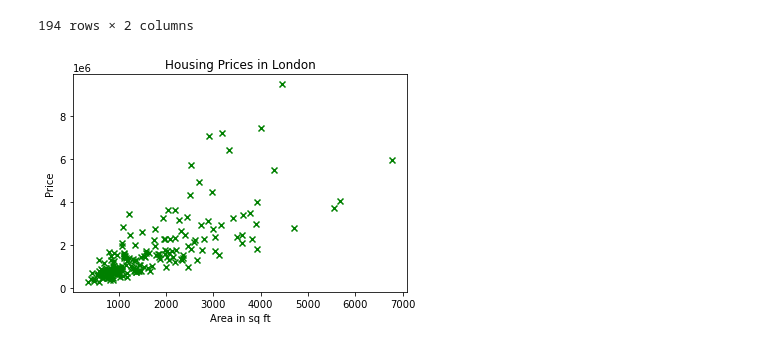
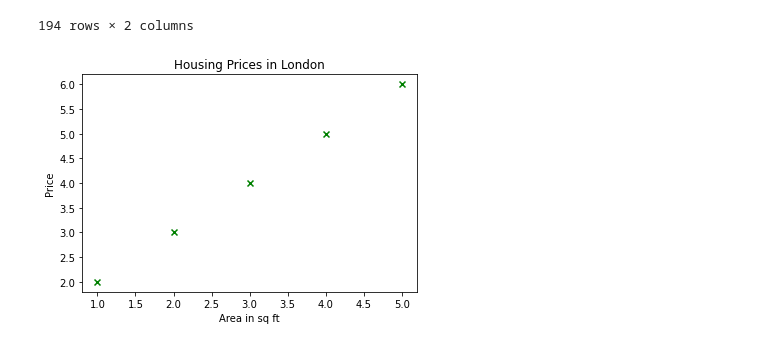
Before and after one commit to ElPatatone/Linear_Regression, a Jupyter notebook: Simple_linear_regression.ipynb, the cells around one changed output. Drawn from its saved outputs; the diff is of its cells as text; code cells hidden in the pictures.

```diff
--- a/Simple_linear_regression.ipynb
+++ b/Simple_linear_regression.ipynb
@@ -22,16 +22,16 @@ data
 | 193 | 925000 | 1607 |
 194 rows × 2 columns
 # %%
-x = data['Area in sq ft']
-y = data['Price']
+x = np.array([1,2,3,4,5])
+y = np.array([2,3,4,5,6])
 
 plt.title('Housing Prices in London')
 plt.xlabel('Area in sq ft')
 plt.ylabel('Price')
-plt.scatter(X, Y, color='green', marker='x')
+plt.scatter(x, y, color='green', marker='x')
 plt.show()
 # %% [output]
-[figure, old version]
+[figure, new version]
 # %%
 #model making
 #Function to calculate the cost
```
Also changed, not shown: parts of 4 cells of this notebook.
